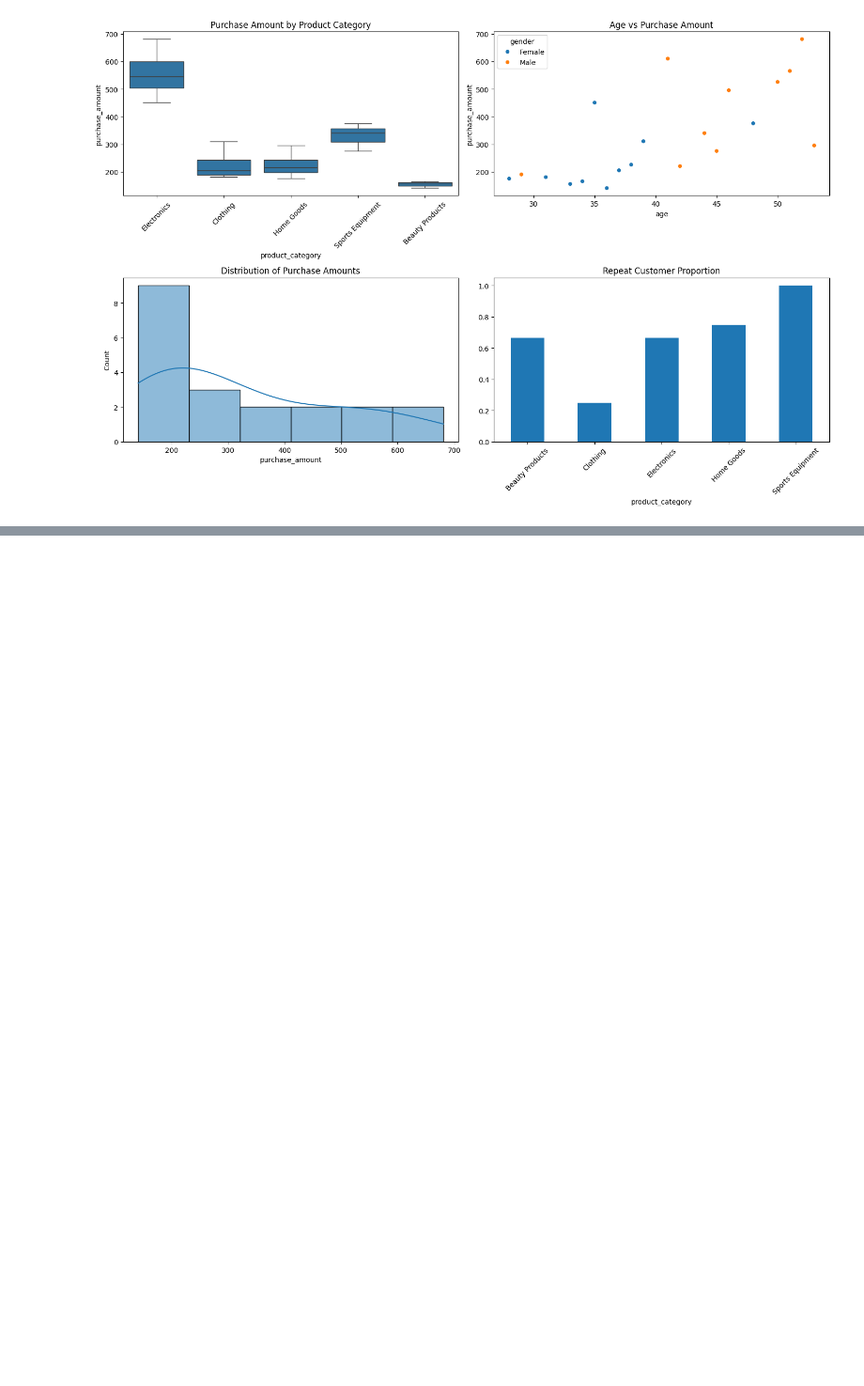
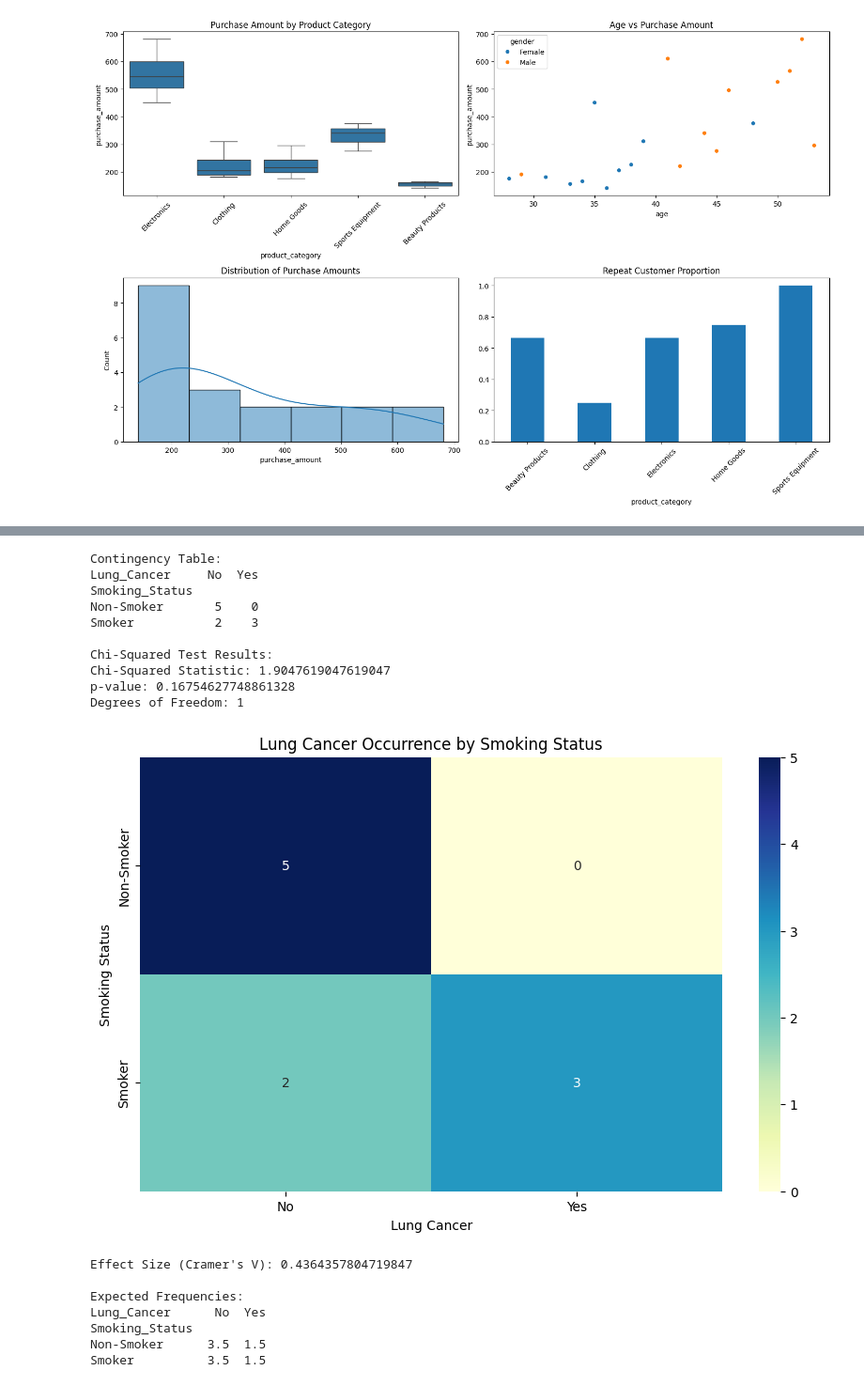
Before and after one commit to Clonlyfan/Statistics-and-more, a Jupyter notebook: Statistical_Analysis.ipynb, the cells around one changed output, grey strips where cells are left out. Shown: that part at 94% size. Saved outputs shown, nothing was run; the diff lists cells and outputs as text; code cells hidden in the pictures; blank space fills up the shorter version.

```diff
--- a/Statistical_Analysis.ipynb
+++ b/Statistical_Analysis.ipynb
@@ -153,0 +250,74 @@ df.head(2)
+# %%
+import numpy as np
+import pandas as pd
+import scipy.stats as stats
+import matplotlib.pyplot as plt
+import seaborn as sns
+
+# Set random seed for reproducibility
+np.random.seed(42)
+
+# Create a DataFrame for a medical study on smoking and lung cancer
+data = pd.DataFrame({
+    'Smoking_Status': ['Smoker', 'Smoker', 'Smoker', 'Smoker', 'Smoker',
+                       'Non-Smoker', 'Non-Smoker', 'Non-Smoker', 'Non-Smoker', 'Non-Smoker'],
+    'Lung_Cancer': ['Yes', 'Yes', 'Yes', 'No', 'No',
+                    'No', 'No', 'No', 'No', 'No']
+})
+
+# Create a contingency table
+contingency_table = pd.crosstab(data['Smoking_Status'], data['Lung_Cancer'])
+print("Contingency Table:")
+print(contingency_table)
+
+# Perform Chi-Squared Test
+chi2, p_value, dof, expected = stats.chi2_contingency(contingency_table)
+
+print("\nChi-Squared Test Results:")
+print(f"Chi-Squared Statistic: {chi2}")
+print(f"p-value: {p_value}")
+print(f"Degrees of Freedom: {dof}")
+
+# Visualize the contingency table
+plt.figure(figsize=(10, 6))
+sns.heatmap(contingency_table, annot=True, cmap='YlGnBu', fmt='d')
+plt.title('Lung Cancer Occurrence by Smoking Status')
+plt.xlabel('Lung Cancer')
+plt.ylabel('Smoking Status')
+plt.show()
+
+# Calculate effect size (Cramer's V)
+def cramers_v(confusion_matrix):
+    chi2 = stats.chi2_contingency(confusion_matrix)[0]
+    n = confusion_matrix.sum().sum()
+    min_dim = min(confusion_matrix.shape) - 1
+    return np.sqrt(chi2 / (n * min_dim))
+
+cramer_v = cramers_v(contingency_table)
+print(f"\nEffect Size (Cramer's V): {cramer_v}")
+
+# Observed vs Expected Frequencies
+print("\nExpected Frequencies:")
+expected_df = pd.DataFrame(expected,
+                           index=contingency_table.index,
+                           columns=contingency_table.columns)
+print(expected_df)
+# %% [output]
+Contingency Table:
+Lung_Cancer     No  Yes
+Smoking_Status
+Non-Smoker       5    0
+Smoker           2    3
+
+Chi-Squared Test Results:
+Chi-Squared Statistic: 1.9047619047619047
+p-value: 0.16754627748861328
+Degrees of Freedom: 1
+[figure, added]
+Effect Size (Cramer's V): 0.4364357804719847
+
+Expected Frequencies:
+Lung_Cancer      No  Yes
+Smoking_Status
+Non-Smoker      3.5  1.5
+Smoker          3.5  1.5
```
Also changed, not shown: parts of 2 cells of this notebook.
